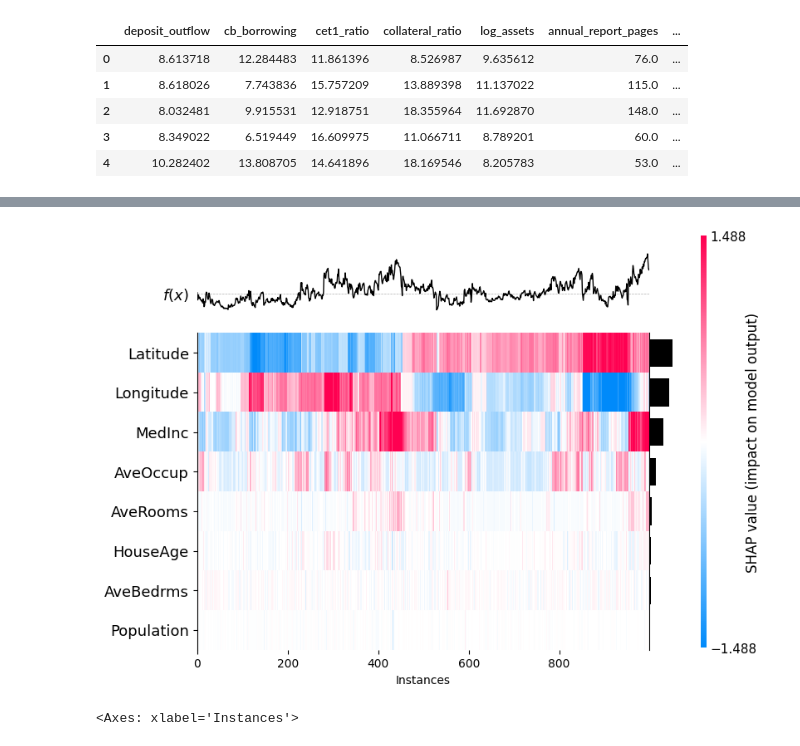
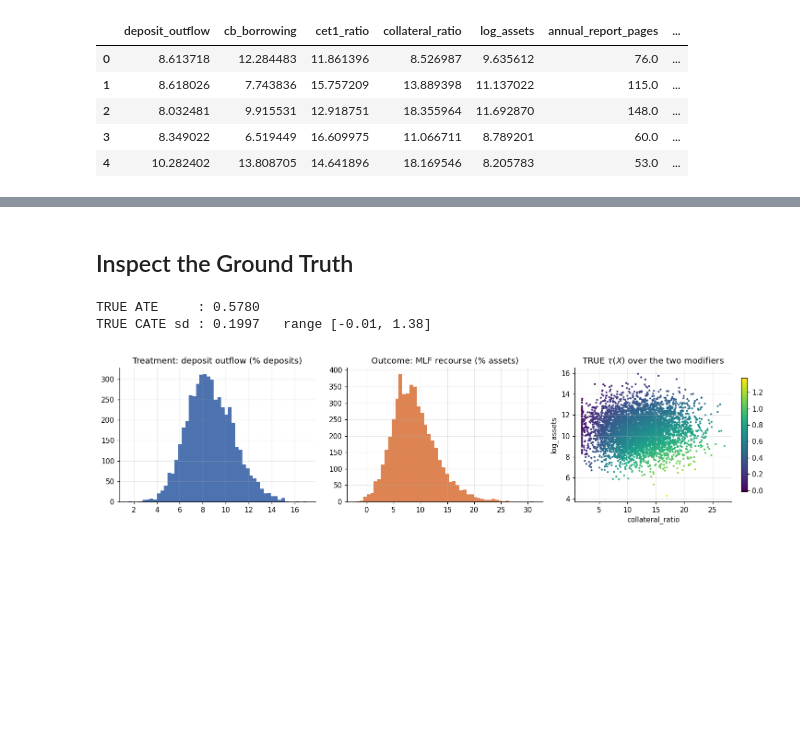
Before and after one commit to MLCoursesBBK/CEMLA_2026, a Jupyter notebook: Causal ML_Explainability.ipynb, the cells around one changed output, grey strips where cells are left out. Saved outputs shown, nothing was run; the diff lists cells and outputs as text; code cells hidden in the pictures; blank space fills up the shorter version.

```diff
--- a/Causal ML_Explainability.ipynb
+++ b/Causal ML_Explainability.ipynb
@@ -168,6 +166,24 @@ for xy, txt, col in [((0.45, 2.75), "CONFOUNDER\n(solvency)", BLUE),
                      ((1.7, -2.45), "COLLIDER\n(market thermometer)", RED)]:
     ax.annotate(txt, xy=xy, fontsize=7.5, color=col, ha="center")
 plt.tight_layout(); plt.show()
+
+# Roles read straight off the graph
+T, O = "deposit_outflow", "cb_borrowing"
+
+# Adjusting for the parents of the treatment
+backdoor = sorted(G.predecessors(T))
+
+# Effect modifiers: parents of the outcome that are neither the treatment, nor downstream of it
+downstream = nx.descendants(G, T) | {T}
+modifiers  = sorted(set(G.predecessors(O)) - downstream - set(backdoor))
+
+print("backdoor adjustment set :", backdoor)     # ['cet1_ratio']
+print("effect modifiers        :", modifiers)    # ['collateral_ratio', 'log_assets']
+
+for bad, why in [("interbank_borrowing", "MEDIATOR"),
+                 ("cds_spread", "COLLIDER"),
+                 ("annual_report_pages", "child of a modifier, dead end")]:
+    print(f"{bad:22s} selected? {bad in backdoor or bad in modifiers}   <- {why}")
 # %% [output]
 8 nodes, 10 edges, acyclic: True
 parents of the treatment: ['cet1_ratio']
@@ -446,6 +270,23 @@ shap.plots.beeswarm(shap_values_xgb)
-# %%
-# Visualize several features using a heatmap
-shap.plots.heatmap(shap_values_xgb[:1000])
-# %% [output]
-[figure, removed]
-<Axes: xlabel='Instances'>
+# %% [markdown]
+## Inspect the Ground Truth
+# %%
+# Ground truth
+TRUE_ATE = df.tau_true.mean()
+print(f"TRUE ATE     : {TRUE_ATE:.4f}")
+print(f"TRUE CATE sd : {df.tau_true.std():.4f}   range "
+      f"[{df.tau_true.min():.2f}, {df.tau_true.max():.2f}]")
+
+fig, ax = plt.subplots(1, 3, figsize=(13.5, 3.6))
+ax[0].hist(df.deposit_outflow, bins=50, color="#4C72B0")
+ax[0].set_title("Treatment: deposit outflow (% deposits)")
+ax[1].hist(df.cb_borrowing, bins=50, color="#DD8452")
+ax[1].set_title("Outcome: MLF recourse (% assets)")
+sc = ax[2].scatter(df.collateral_ratio, df.log_assets, c=df.tau_true, s=3, cmap="viridis")
+ax[2].set_xlabel("collateral_ratio"); ax[2].set_ylabel("log_assets")
+ax[2].set_title(r"TRUE $\tau(X)$ over the two modifiers")
+fig.colorbar(sc, ax=ax[2], shrink=.85)
+plt.tight_layout(); plt.show()
+# %% [output]
+TRUE ATE     : 0.5780
+TRUE CATE sd : 0.1997   range [-0.01, 1.38]
+[figure, added]
```
Also changed, not shown: parts of 70 cells of this notebook.
